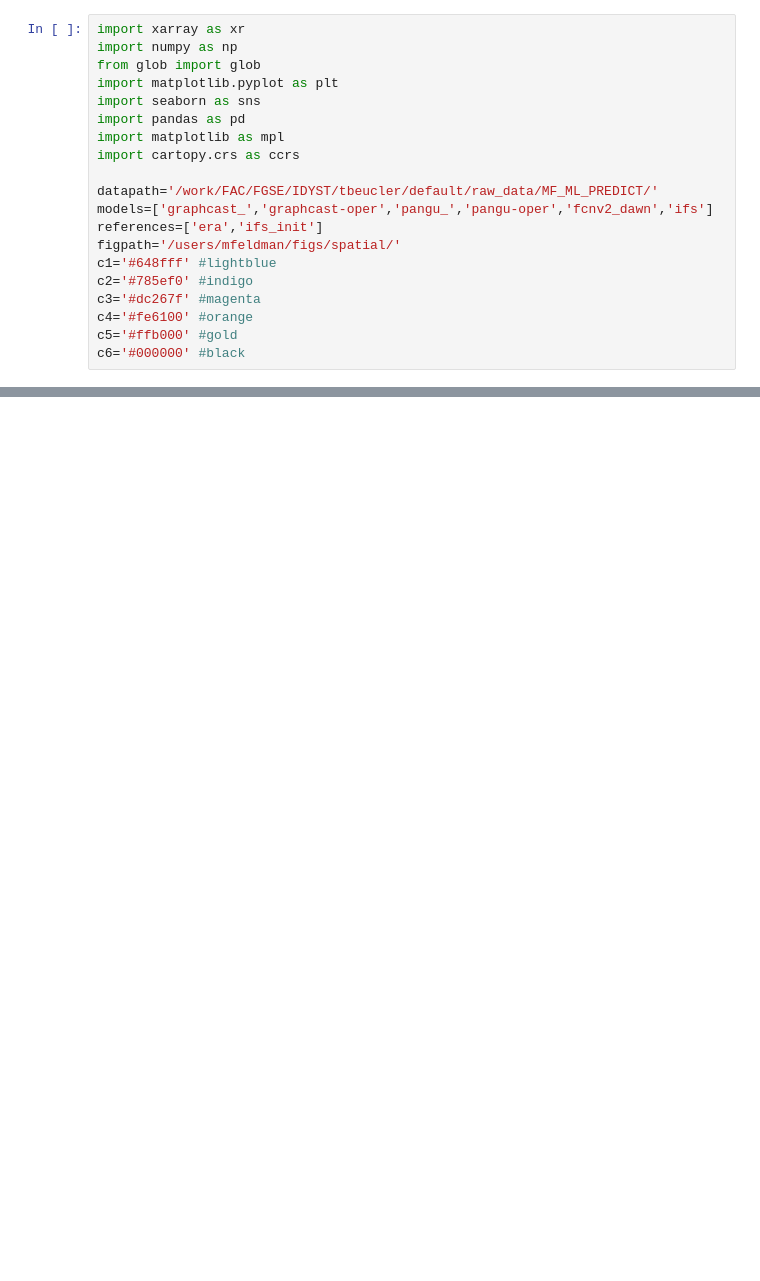
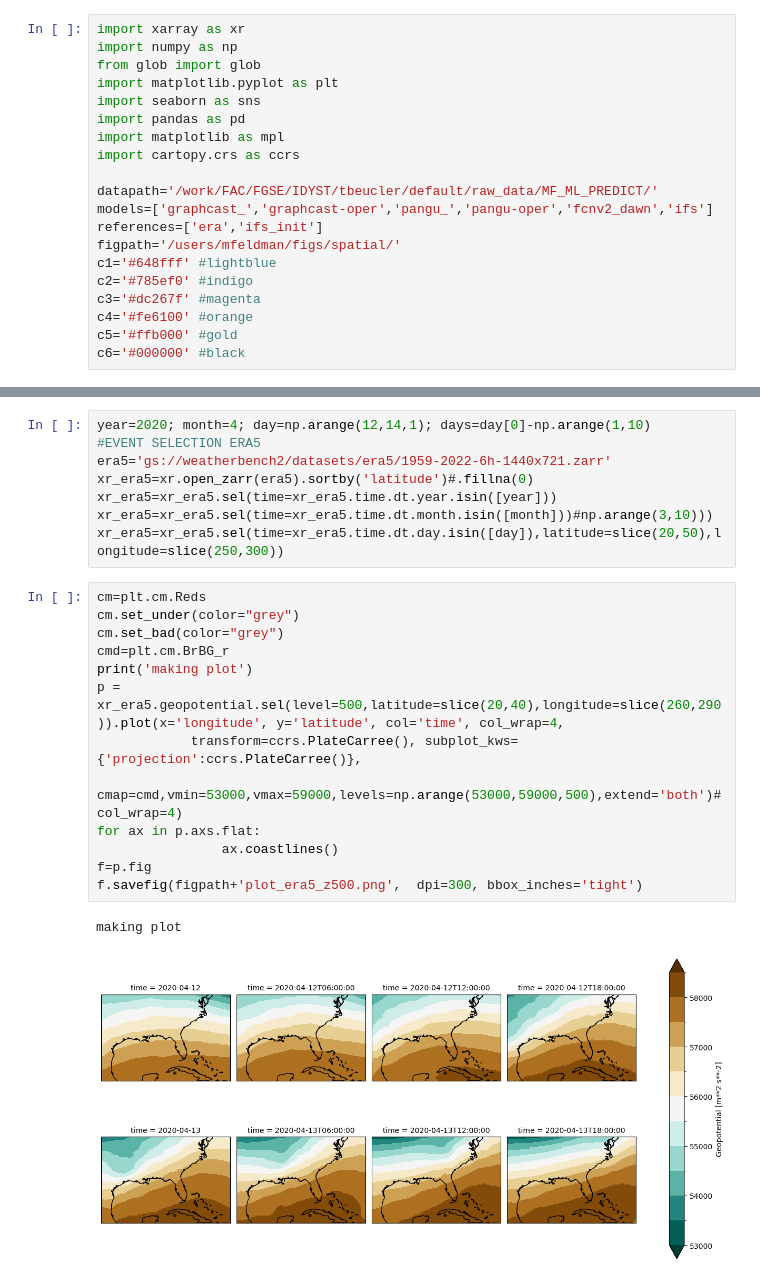
Before and after one commit to feldmann-m/AI-storm, a Jupyter notebook: devel/Case_vis.ipynb, the cells around one changed output, grey strips where cells are left out. Drawn from its saved outputs; the diff is of its cells as text; blank space fills up the shorter version.

```diff
--- a/devel/Case_vis.ipynb
+++ b/devel/Case_vis.ipynb
@@ -155,0 +129,24 @@ files[:-2]
+# %%
+year=2020; month=4; day=np.arange(12,14,1); days=day[0]-np.arange(1,10)
+#EVENT SELECTION ERA5
+era5='gs://weatherbench2/datasets/era5/1959-2022-6h-1440x721.zarr'
+xr_era5=xr.open_zarr(era5).sortby('latitude')#.fillna(0)
+xr_era5=xr_era5.sel(time=xr_era5.time.dt.year.isin([year]))
+xr_era5=xr_era5.sel(time=xr_era5.time.dt.month.isin([month]))#np.arange(3,10)))
+xr_era5=xr_era5.sel(time=xr_era5.time.dt.day.isin([day]),latitude=slice(20,50),longitude=slice(250,300))
+# %%
+cm=plt.cm.Reds
+cm.set_under(color="grey")
+cm.set_bad(color="grey")
+cmd=plt.cm.BrBG_r
+print('making plot')
+p = xr_era5.geopotential.sel(level=500,latitude=slice(20,40),longitude=slice(260,290)).plot(x='longitude', y='latitude', col='time', col_wrap=4,
+            transform=ccrs.PlateCarree(), subplot_kws={'projection':ccrs.PlateCarree()},
+            cmap=cmd,vmin=53000,vmax=59000,levels=np.arange(53000,59000,500),extend='both')# col_wrap=4)
+for ax in p.axs.flat:
+                ax.coastlines()
+f=p.fig
+f.savefig(figpath+'plot_era5_z500.png',  dpi=300, bbox_inches='tight')
+# %% [output]
+making plot
+[figure, added]
```
Also changed, not shown: parts of 10 cells of this notebook, 2 other files.
